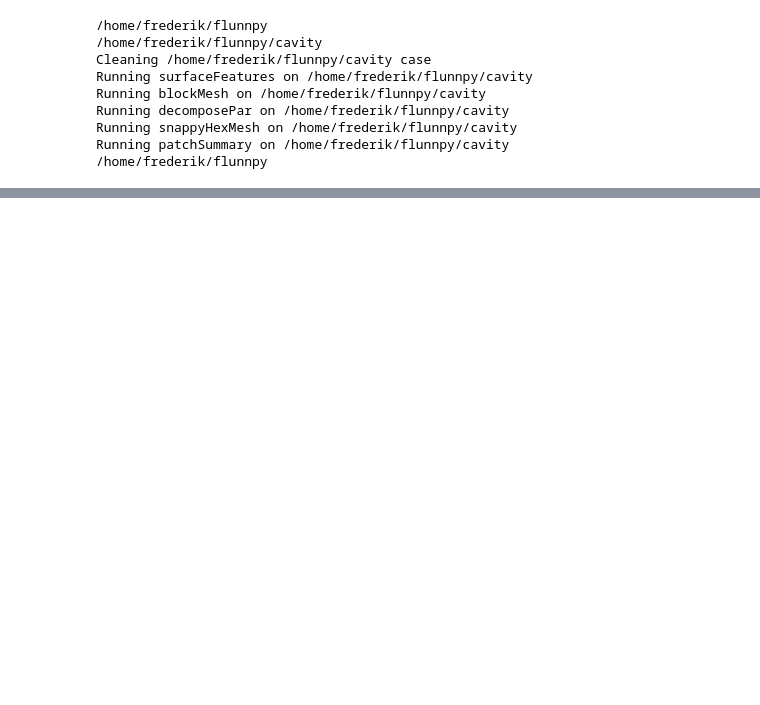
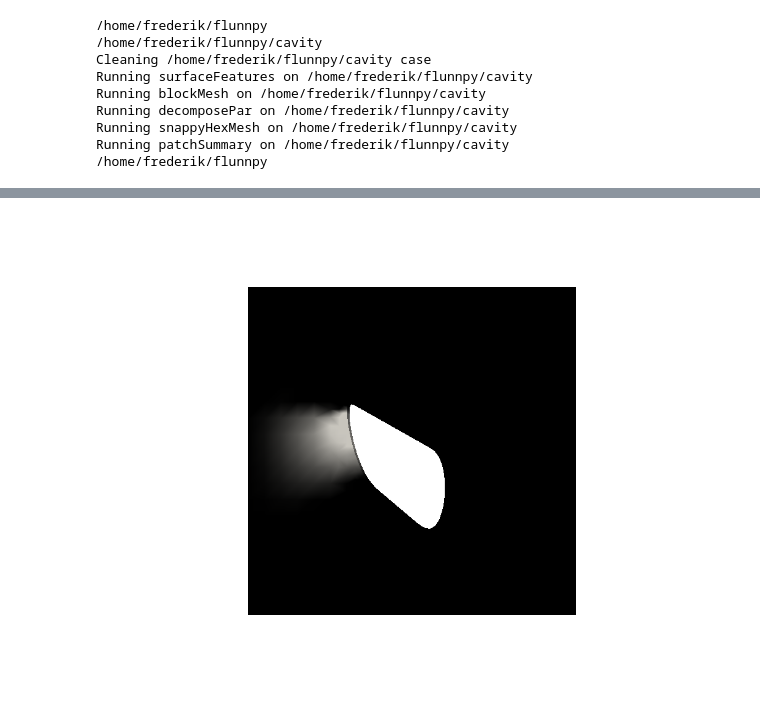
Before and after one commit to FredS1000/Flunnpy, a Jupyter notebook: Run Cavity.ipynb, the cells around one changed output, grey strips where cells are left out. Saved outputs shown, nothing was run; the diff lists cells and outputs as text; code cells hidden in the pictures; blank space fills up the shorter version.

```diff
--- a/Run Cavity.ipynb
+++ b/Run Cavity.ipynb
@@ -229,0 +338,8 @@ a=vtki.PolyData(grid.points,vectors)
+# %%
+plotter3.add_mesh(grid,interpolate_before_map=False,**dargs3)
+#plotter.link_views()
+plotter3.view_xy()
+Solution_FileP=SolutionName+'_P'+'.png'
+plotter3.show(screenshot=Solution_FileP)
+# %% [output]
+[figure, added]
```
Also changed, not shown: parts of 10 cells of this notebook, 4 other files.
